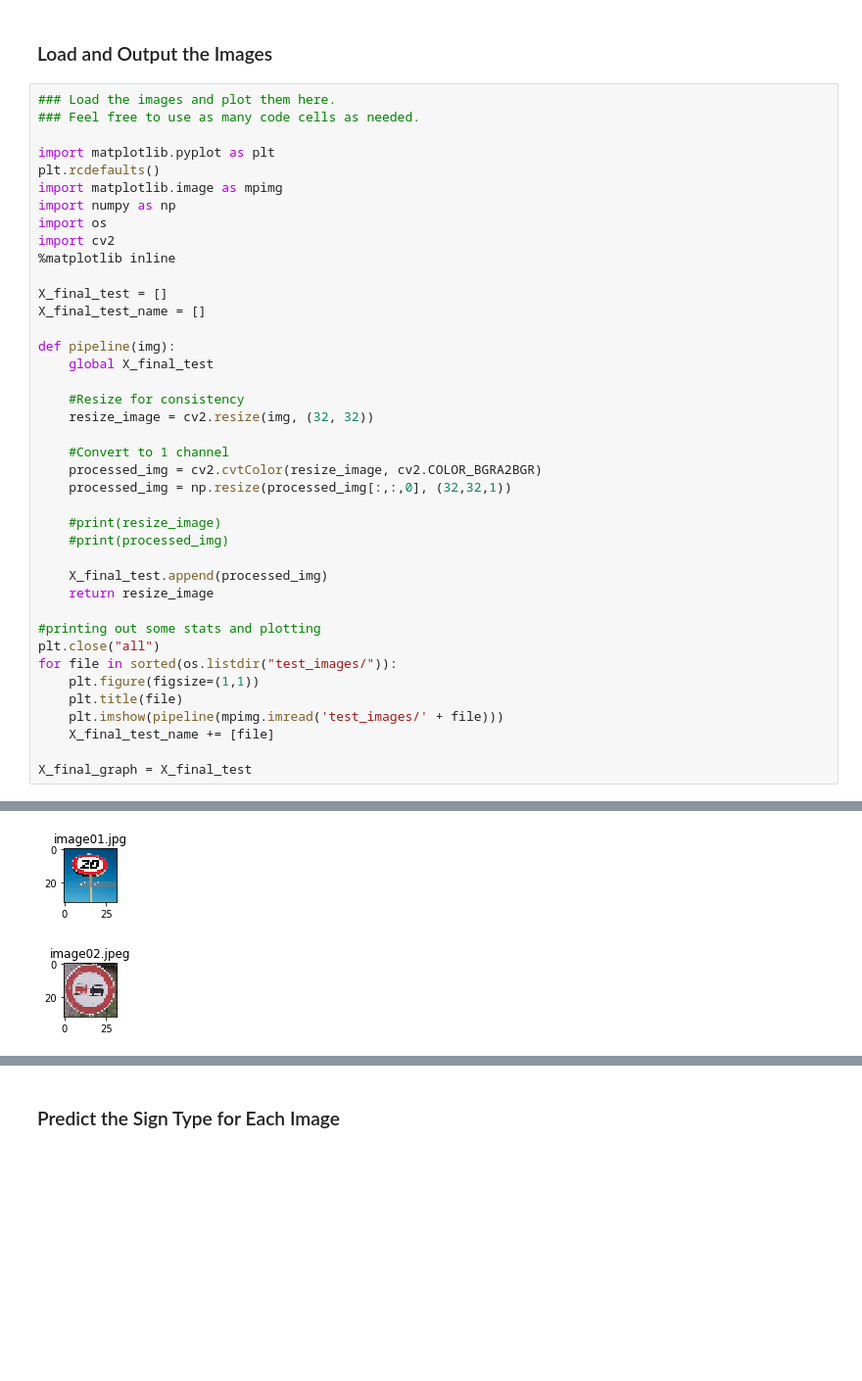
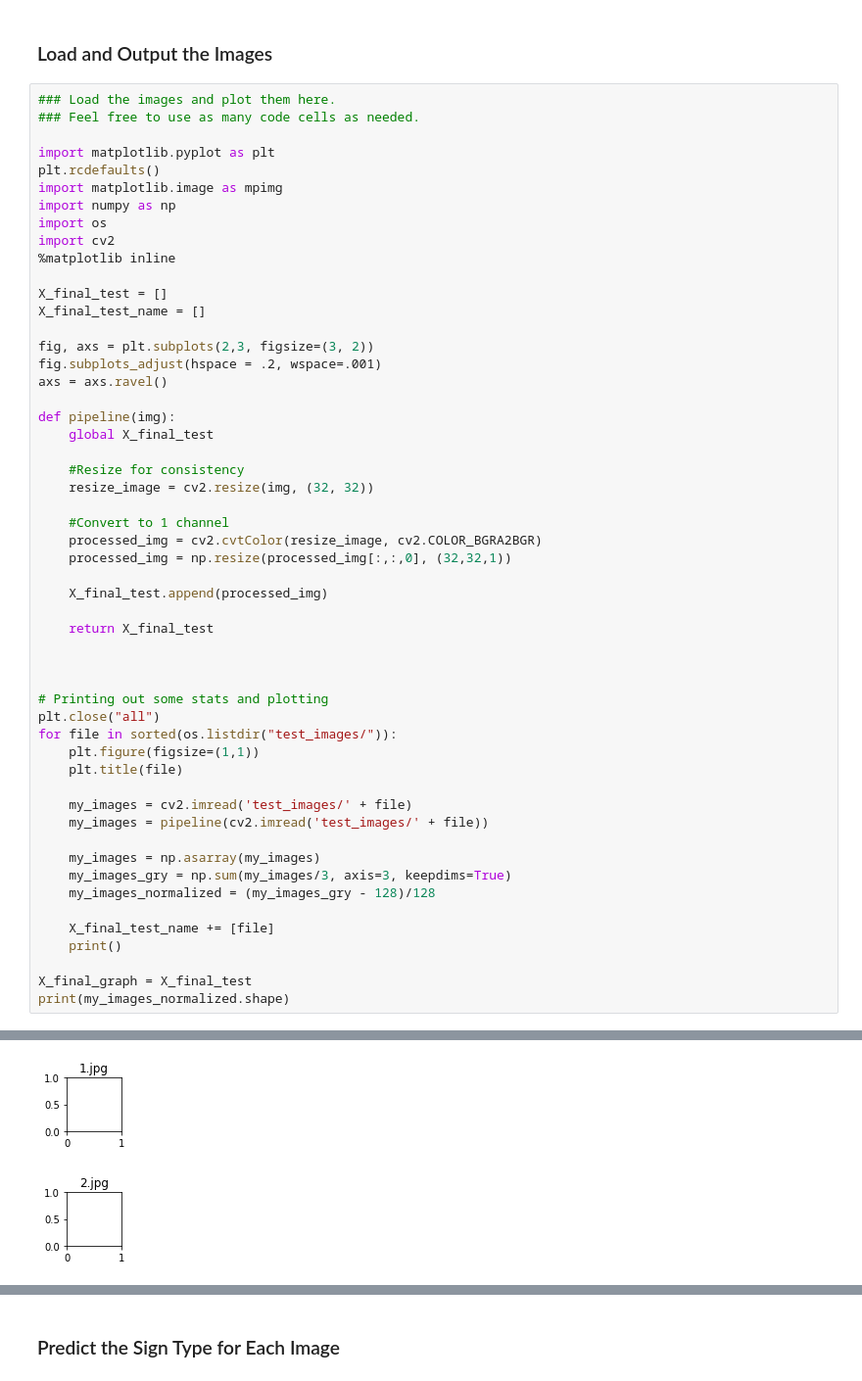
Before and after one commit to yoheitaonishi/CarND-Traffic-Sign-Classifier-Project, a Jupyter notebook: Traffic_Sign_Classifier.ipynb, the cells around one changed output, grey strips where cells are left out. Shown at 98% size. Drawn from its saved outputs; the diff is of its cells as text; blank space fills up the shorter version.

```diff
--- a/Traffic_Sign_Classifier.ipynb
+++ b/Traffic_Sign_Classifier.ipynb
@@ -407,6 +405,10 @@ import cv2
 X_final_test = []
 X_final_test_name = []
 
+fig, axs = plt.subplots(2,3, figsize=(3, 2))
+fig.subplots_adjust(hspace = .2, wspace=.001)
+axs = axs.ravel()
+
 def pipeline(img):
     global X_final_test
 
@@ -417,19 +419,28 @@ def pipeline(img):
     processed_img = cv2.cvtColor(resize_image, cv2.COLOR_BGRA2BGR)
     processed_img = np.resize(processed_img[:,:,0], (32,32,1))
 
-    #print(resize_image)
-    #print(processed_img)
+    X_final_test.append(processed_img)
 
-    X_final_test.append(processed_img)
-    return resize_image
+    return X_final_test
 
-#printing out some stats and plotting
+
+
+# Printing out some stats and plotting
 plt.close("all")
 for file in sorted(os.listdir("test_images/")):
     plt.figure(figsize=(1,1))
     plt.title(file)
-    plt.imshow(pipeline(mpimg.imread('test_images/' + file)))
+
+    my_images = cv2.imread('test_images/' + file)
+    my_images = pipeline(cv2.imread('test_images/' + file))
+
+    my_images = np.asarray(my_images)
+    my_images_gry = np.sum(my_images/3, axis=3, keepdims=True)
+    my_images_normalized = (my_images_gry - 128)/128
+
     X_final_test_name += [file]
+    print()
 
 X_final_graph = X_final_test
+print(my_images_normalized.shape)
 # %% [output]
@@ -436,2 +448,2 @@ X_final_graph = X_final_test
-[figure, old version]
+[figure, new version]
-[figure, old version]
+[figure, new version]
```
Also changed, not shown: parts of 9 cells of this notebook.
